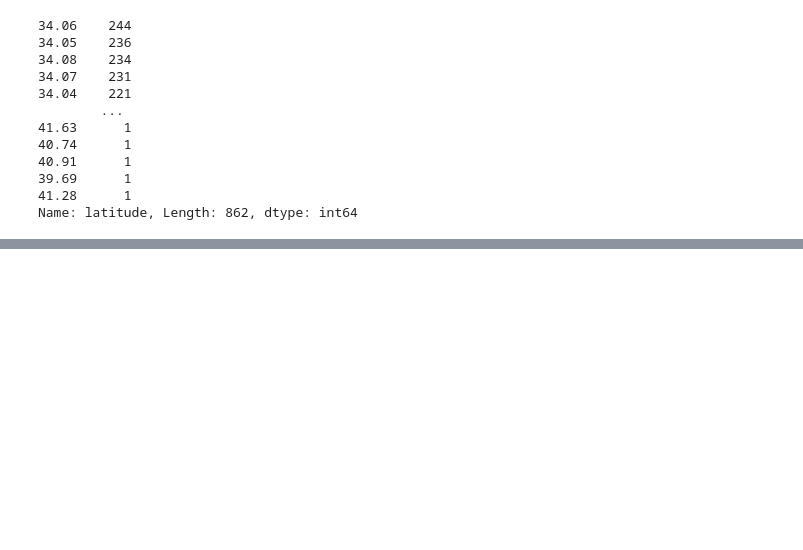
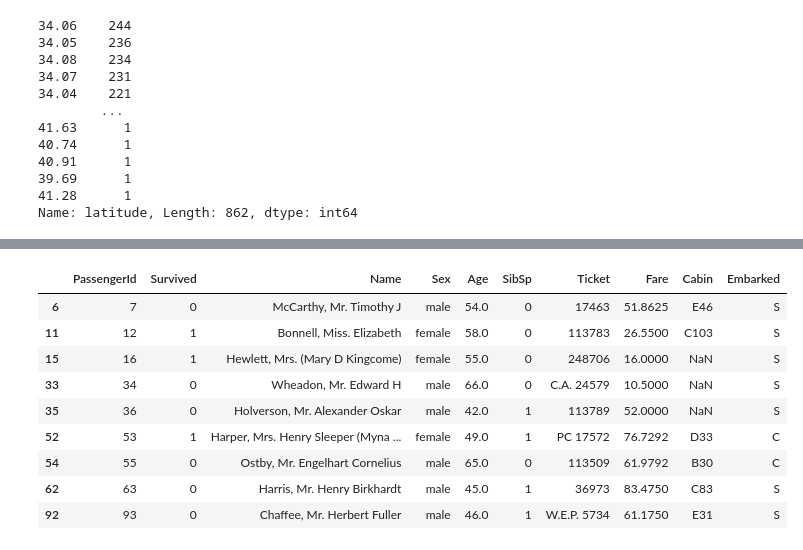
Before and after one commit to Anjaneyavarma/DataScienceGettingStarted, a Jupyter notebook: Pandas/Pandas.ipynb, the cells around one changed output, grey strips where cells are left out. Saved outputs shown, nothing was run; the diff lists cells and outputs as text; code cells hidden in the pictures; blank space fills up the shorter version.

```diff
--- a/Pandas/Pandas.ipynb
+++ b/Pandas/Pandas.ipynb
@@ -269,0 +455,15 @@ Name: latitude, Length: 862, dtype: int64
+# %%
+# query()
+
+titanic.query('40 < Age < 80').head(9)
+# %% [output]
+|  | PassengerId | Survived | Name | Sex | Age | SibSp | Ticket | Fare | Cabin | Embarked |
+| 6 | 7 | 0 | McCarthy, Mr. Timothy J | male | 54.0 | 0 | 17463 | 51.8625 | E46 | S |
+| 11 | 12 | 1 | Bonnell, Miss. Elizabeth | female | 58.0 | 0 | 113783 | 26.5500 | C103 | S |
+| 15 | 16 | 1 | Hewlett, Mrs. (Mary D Kingcome) | female | 55.0 | 0 | 248706 | 16.0000 | NaN | S |
+| 33 | 34 | 0 | Wheadon, Mr. Edward H | male | 66.0 | 0 | C.A. 24579 | 10.5000 | NaN | S |
+| 35 | 36 | 0 | Holverson, Mr. Alexander Oskar | male | 42.0 | 1 | 113789 | 52.0000 | NaN | S |
+| 52 | 53 | 1 | Harper, Mrs. Henry Sleeper (Myna ... | female | 49.0 | 1 | PC 17572 | 76.7292 | D33 | C |
+| 54 | 55 | 0 | Ostby, Mr. Engelhart Cornelius | male | 65.0 | 0 | 113509 | 61.9792 | B30 | C |
+| 62 | 63 | 0 | Harris, Mr. Henry Birkhardt | male | 45.0 | 1 | 36973 | 83.4750 | C83 | S |
+| 92 | 93 | 0 | Chaffee, Mr. Herbert Fuller | male | 46.0 | 1 | W.E.P. 5734 | 61.1750 | E31 | S |
```
Also changed, not shown: parts of 24 cells of this notebook, 13 other files.
